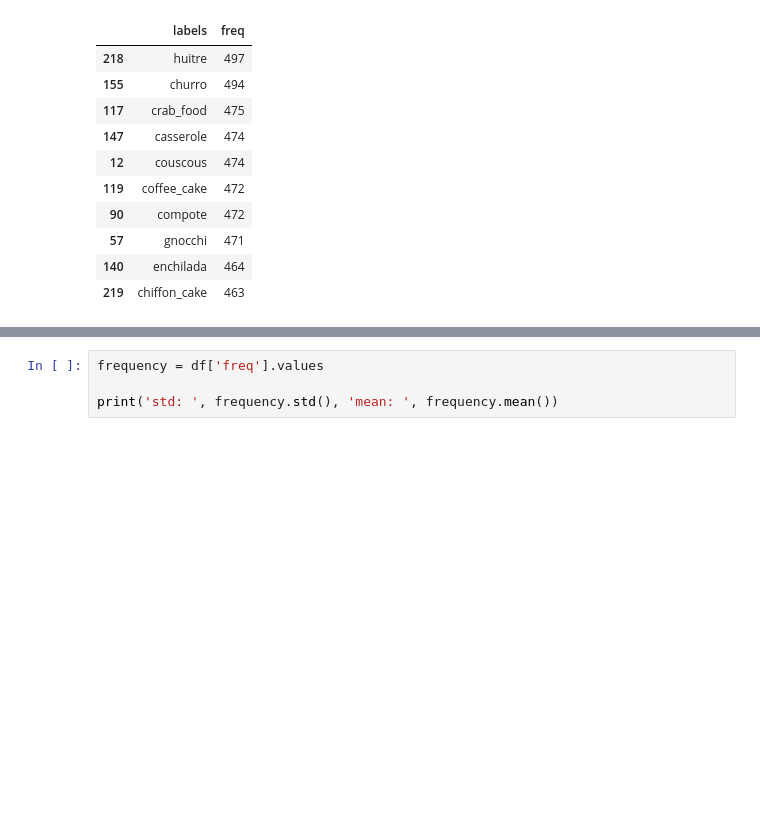
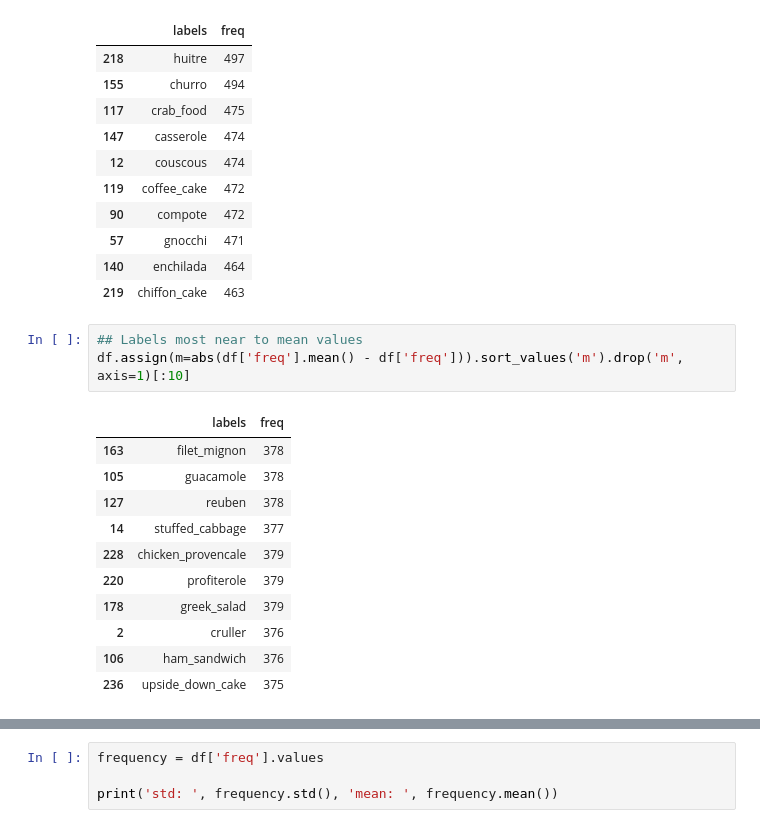
Before and after one commit to Gioelio/FoodX-251-Clean-and-classification, a Jupyter notebook: analyze_data.ipynb, the cells around one changed output, grey strips where cells are left out. Saved outputs shown, nothing was run; the diff lists cells and outputs as text; blank space fills up the shorter version.

```diff
--- a/analyze_data.ipynb
+++ b/analyze_data.ipynb
@@ -83,3 +83,18 @@ df.sort_values(by=['freq'], ascending=False)[:10]
 | 57 | gnocchi | 471 |
 | 140 | enchilada | 464 |
 | 219 | chiffon_cake | 463 |
+# %%
+## Labels most near to mean values
+df.assign(m=abs(df['freq'].mean() - df['freq'])).sort_values('m').drop('m', axis=1)[:10]
+# %% [output]
+|  | labels | freq |
+| 163 | filet_mignon | 378 |
+| 105 | guacamole | 378 |
+| 127 | reuben | 378 |
+| 14 | stuffed_cabbage | 377 |
+| 228 | chicken_provencale | 379 |
+| 220 | profiterole | 379 |
+| 178 | greek_salad | 379 |
+| 2 | cruller | 376 |
+| 106 | ham_sandwich | 376 |
+| 236 | upside_down_cake | 375 |
```
Also changed, not shown: parts of 1 cell of this notebook.
